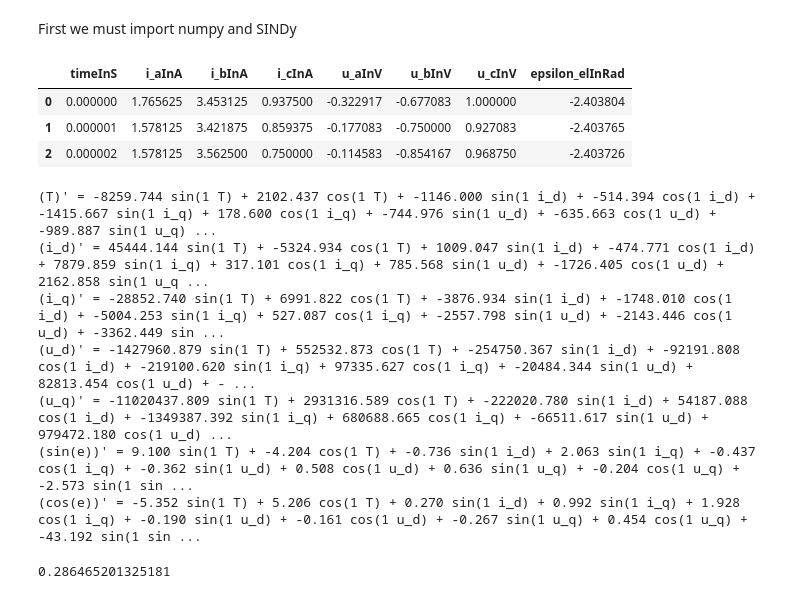
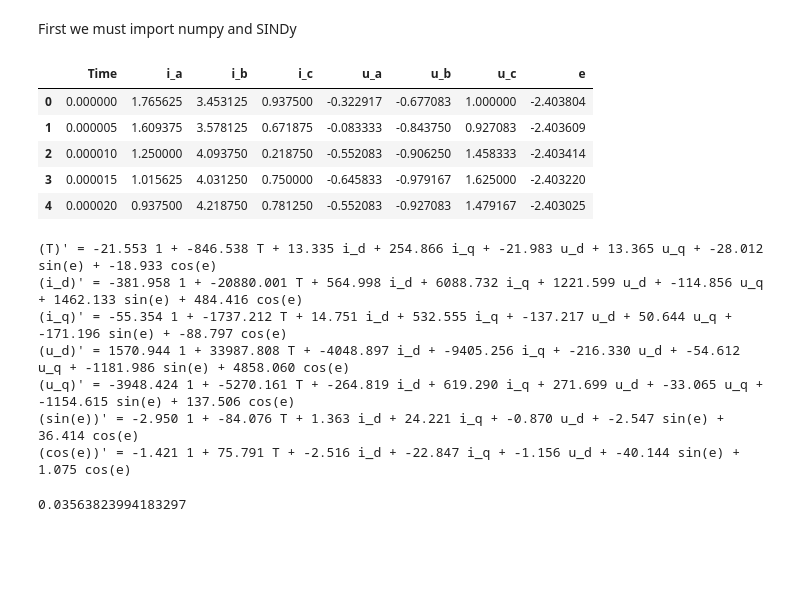
Before and after one commit to skydrive22/ME599_Torque_Estimation, a Jupyter notebook: Python/CodeNotebook.ipynb, the cells around one changed output. Drawn from its saved outputs; the diff is of its cells as text; code cells hidden in the pictures; blank space fills up the shorter version.

```diff
--- a/Python/CodeNotebook.ipynb
+++ b/Python/CodeNotebook.ipynb
@@ -3,22 +3,30 @@ First we must import numpy and SINDy
 # %%
 import matplotlib.pyplot as plt
 import numpy as np
 import pandas as pd
 from pysindy import SINDy
 from pysindy.feature_library import *
 from pysindy.differentiation import *
 # from pysindy.optimizers import *
 from scipy.integrate import odeint, solve_ivp
 
 # Import reduced dataset
 file = '../ReducedTorqueData.csv'
-data = np.loadtxt(file, delimiter=',', skiprows=1)#, max_rows=100000)
-pd.read_csv(file, nrows=3)
+raw_data = np.loadtxt(file, delimiter=',', skiprows=1)
+
+# file = 'FullDataset.csv'
+# raw_data = np.loadtxt(file, delimiter=',', skiprows=500001, nrows=500000)
+
+data = raw_data[0:raw_data.shape[0]:5]
+
+pd.DataFrame(data[:5], columns = ['Time','i_a','i_b','i_c','u_a','u_b','u_c','e'])
 # %% [output]
-|  | timeInS | i_aInA | i_bInA | i_cInA | u_aInV | u_bInV | u_cInV | epsilon_elInRad |
+|  | Time | i_a | i_b | i_c | u_a | u_b | u_c | e |
 | 0 | 0.000000 | 1.765625 | 3.453125 | 0.937500 | -0.322917 | -0.677083 | 1.000000 | -2.403804 |
-| 1 | 0.000001 | 1.578125 | 3.421875 | 0.859375 | -0.177083 | -0.750000 | 0.927083 | -2.403765 |
-| 2 | 0.000002 | 1.578125 | 3.562500 | 0.750000 | -0.114583 | -0.854167 | 0.968750 | -2.403726 |
+| 1 | 0.000005 | 1.609375 | 3.578125 | 0.671875 | -0.083333 | -0.843750 | 0.927083 | -2.403609 |
+| 2 | 0.000010 | 1.250000 | 4.093750 | 0.218750 | -0.552083 | -0.906250 | 1.458333 | -2.403414 |
+| 3 | 0.000015 | 1.015625 | 4.031250 | 0.750000 | -0.645833 | -0.979167 | 1.625000 | -2.403220 |
+| 4 | 0.000020 | 0.937500 | 4.218750 | 0.781250 | -0.552083 | -0.927083 | 1.479167 | -2.403025 |
 # %%
 # Given Parameters
 n_me = 16.67    # Hz
@@ -57,30 +74,26 @@ X = np.column_stack((T,
 # %%
 # Instantiate model
 model = SINDy(
-              # feature_library=PolynomialLibrary(degree=1),
-              feature_library=FourierLibrary(n_frequencies=1),
+              feature_library=PolynomialLibrary(degree=1),
+              # feature_library=FourierLibrary(n_frequencies=1),
               # feature_library=WeakPDELibrary(),
               differentiation_method=SmoothedFiniteDifference(),
-              feature_names=['T',
-                             'i_d','i_q',
-                             'u_d','u_q',
-                             'sin(e)','cos(e)'
-                             ]
+              feature_names=['T','i_d','i_q','u_d','u_q','sin(e)','cos(e)']
             )
 
-model.fit(X, t=t)
+model.fit(X_convolved, t=t)
 model.print()
 model.coefficients()
-model.score(X, t=t[1]-t[0])
+model.score(X_convolved, t=t[1]-t[0])
 # %% [output]
-(T)' = -8259.744 sin(1 T) + 2102.437 cos(1 T) + -1146.000 sin(1 i_d) + -514.394 cos(1 i_d) + -1415.667 sin(1 i_q) + 178.600 cos(1 i_q) + -744.976 sin(1 u_d) + -635.663 cos(1 u_d) + -989.887 sin(1 u_q) ...
-(i_d)' = 45444.144 sin(1 T) + -5324.934 cos(1 T) + 1009.047 sin(1 i_d) + -474.771 cos(1 i_d) + 7879.859 sin(1 i_q) + 317.101 cos(1 i_q) + 785.568 sin(1 u_d) + -1726.405 cos(1 u_d) + 2162.858 sin(1 u_q ...
-(i_q)' = -28852.740 sin(1 T) + 6991.822 cos(1 T) + -3876.934 sin(1 i_d) + -1748.010 cos(1 i_d) + -5004.253 sin(1 i_q) + 527.087 cos(1 i_q) + -2557.798 sin(1 u_d) + -2143.446 cos(1 u_d) + -3362.449 sin ...
-(u_d)' = -1427960.879 sin(1 T) + 552532.873 cos(1 T) + -254750.367 sin(1 i_d) + -92191.808 cos(1 i_d) + -219100.620 sin(1 i_q) + 97335.627 cos(1 i_q) + -20484.344 sin(1 u_d) + 82813.454 cos(1 u_d) + - ...
-(u_q)' = -11020437.809 sin(1 T) + 2931316.589 cos(1 T) + -222020.780 sin(1 i_d) + 54187.088 cos(1 i_d) + -1349387.392 sin(1 i_q) + 680688.665 cos(1 i_q) + -66511.617 sin(1 u_d) + 979472.180 cos(1 u_d) ...
-(sin(e))' = 9.100 sin(1 T) + -4.204 cos(1 T) + -0.736 sin(1 i_d) + 2.063 sin(1 i_q) + -0.437 cos(1 i_q) + -0.362 sin(1 u_d) + 0.508 cos(1 u_d) + 0.636 sin(1 u_q) + -0.204 cos(1 u_q) + -2.573 sin(1 sin ...
-(cos(e))' = -5.352 sin(1 T) + 5.206 cos(1 T) + 0.270 sin(1 i_d) + 0.992 sin(1 i_q) + 1.928 cos(1 i_q) + -0.190 sin(1 u_d) + -0.161 cos(1 u_d) + -0.267 sin(1 u_q) + 0.454 cos(1 u_q) + -43.192 sin(1 sin ...
+(T)' = -21.553 1 + -846.538 T + 13.335 i_d + 254.866 i_q + -21.983 u_d + 13.365 u_q + -28.012 sin(e) + -18.933 cos(e)
+(i_d)' = -381.958 1 + -20880.001 T + 564.998 i_d + 6088.732 i_q + 1221.599 u_d + -114.856 u_q + 1462.133 sin(e) + 484.416 cos(e)
+(i_q)' = -55.354 1 + -1737.212 T + 14.751 i_d + 532.555 i_q + -137.217 u_d + 50.644 u_q + -171.196 sin(e) + -88.797 cos(e)
+(u_d)' = 1570.944 1 + 33987.808 T + -4048.897 i_d + -9405.256 i_q + -216.330 u_d + -54.612 u_q + -1181.986 sin(e) + 4858.060 cos(e)
+(u_q)' = -3948.424 1 + -5270.161 T + -264.819 i_d + 619.290 i_q + 271.699 u_d + -33.065 u_q + -1154.615 sin(e) + 137.506 cos(e)
+(sin(e))' = -2.950 1 + -84.076 T + 1.363 i_d + 24.221 i_q + -0.870 u_d + -2.547 sin(e) + 36.414 cos(e)
+(cos(e))' = -1.421 1 + 75.791 T + -2.516 i_d + -22.847 i_q + -1.156 u_d + -40.144 sin(e) + 1.075 cos(e)
-0.286465201325181
+0.03563823994183297
 # %%
 tspan = [t[0], t[-1]]
 X0 = X[0]
```
Also changed, not shown: parts of 4 cells of this notebook.
